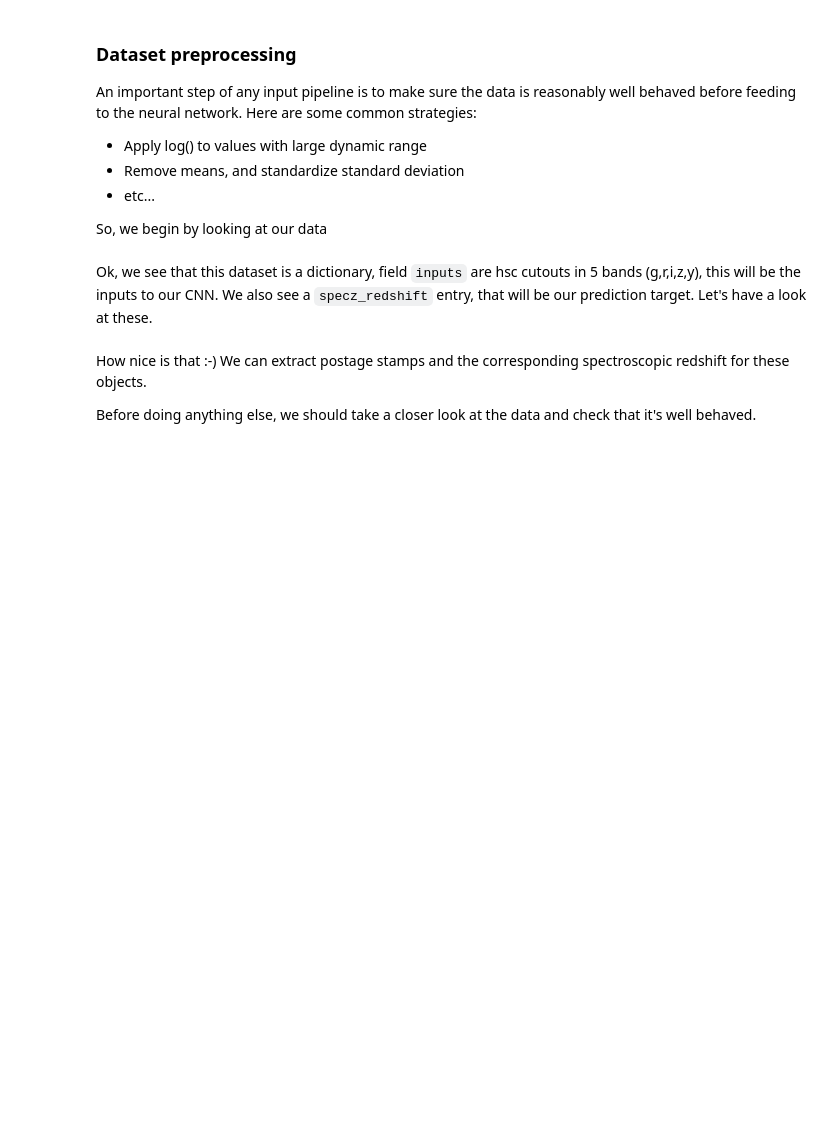
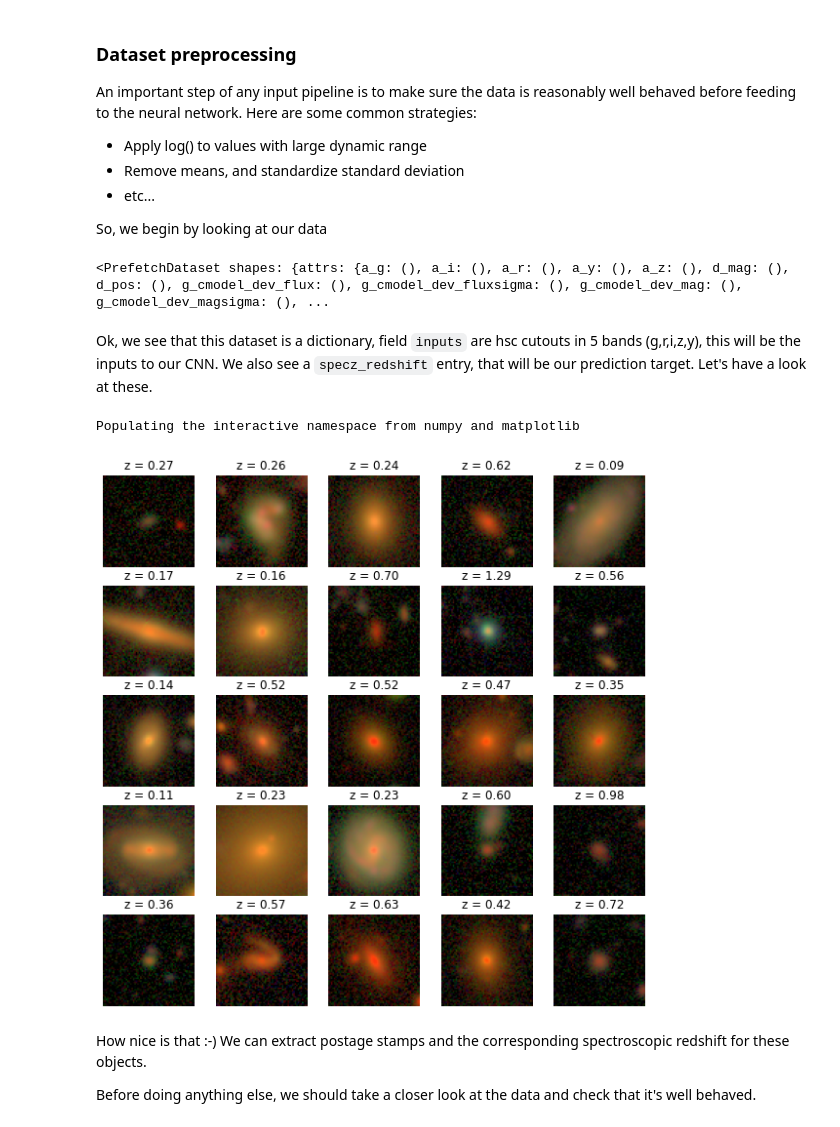
Before and after one commit to EiffL/Tutorials, a Jupyter notebook: GenerativeModels/GalaxyMorphologyVAE.ipynb, the cells around one changed output. Drawn from its saved outputs; the diff is of its cells as text; code cells hidden in the pictures; blank space fills up the shorter version.

```diff
--- a/GenerativeModels/GalaxyMorphologyVAE.ipynb
+++ b/GenerativeModels/GalaxyMorphologyVAE.ipynb
@@ -76,4 +62,0 @@ dset = tf.data.TFRecordDataset(['training-%05d-of-00010'%i for i in range(10)])
-# %%
-# To extract one example from the TFRecord, we can use the following syntax:
-for i in dset.take(1):
-  print(i)
@@ -117,3 +62,0 @@ Let's have a look at the content of this new dataset:
-# %%
-for i in train_dset.take(1):
-  print(i)
@@ -122,3 +63,8 @@ Now our dataset is decoded into numbers and arrays.
+# %%
+import tensorflow_datasets as tfds
+import hsc_photoz
+
+train_dset = tfds.load('hsc_photoz', split='train')
 # %% [markdown]
 ### Dataset preprocessing
 
@@ -136,24 +82,29 @@ So, we begin by looking at our data
 # %%
 # What's in our dataset:
 train_dset
+# %% [output]
+<PrefetchDataset shapes: {attrs: {a_g: (), a_i: (), a_r: (), a_y: (), a_z: (), d_mag: (), d_pos: (), g_cmodel_dev_flux: (), g_cmodel_dev_fluxsigma: (), g_cmodel_dev_mag: (), g_cmodel_dev_magsigma: (), ...
 # %% [markdown]
 Ok, we see that this dataset is a dictionary, field `inputs` are hsc cutouts in 5 bands (g,r,i,z,y), this will be the inputs to our CNN. We also see a `specz_redshift` entry, that will be our prediction target. Let's have a look at these.
 # %%
 from astropy.visualization import make_lupton_rgb
 %pylab inline
 
 # The data is in 5 bands GRIZY, but for visualisation we use only the
 # 3 first bands and luptonize them
 def luptonize(img):
   return make_lupton_rgb(img[:,:,2], img[:,:,1], img[:,:,0],
                          Q=15, stretch=0.5, minimum=0)
 
 plt.figure(figsize=(10,10))
 for i, entry in enumerate(train_dset.take(25)):
   plt.subplot(5,5,i+1)
-  plt.imshow(luptonize(entry['cutout']))
-  plt.title('z = %0.02f'%entry['specz_redshift'])
+  plt.imshow(luptonize(entry['image']))
+  plt.title('z = %0.02f'%entry['attrs']['specz_redshift'])
   plt.axis('off')
+# %% [output]
+Populating the interactive namespace from numpy and matplotlib
+[figure, added]
 # %% [markdown]
 How nice is that :-) We can extract postage stamps and the corresponding spectroscopic redshift for these objects.
 
```
Also changed, not shown: parts of 46 cells of this notebook.
